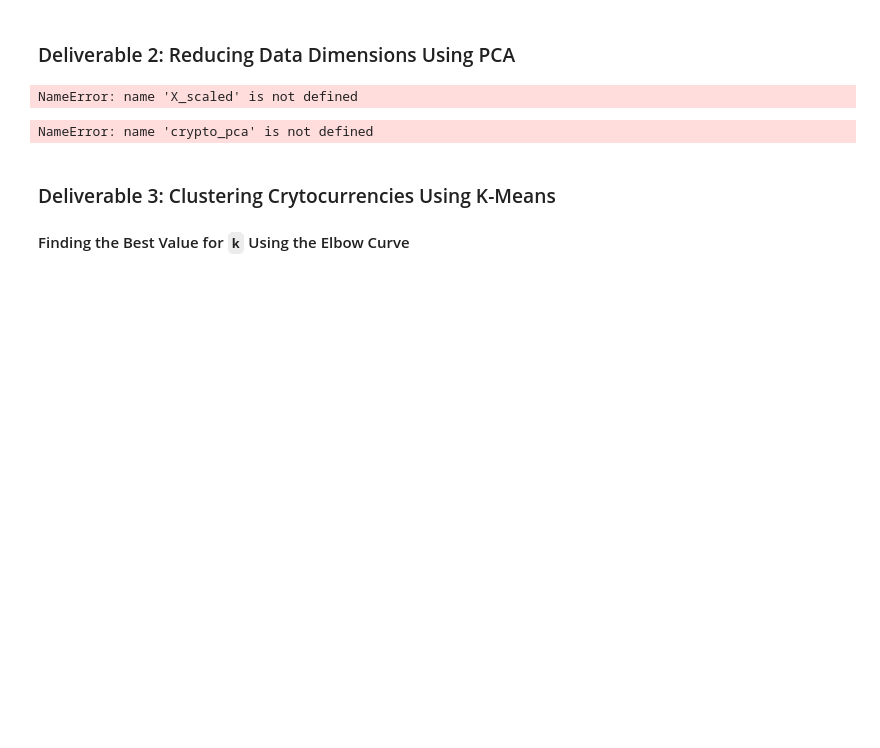
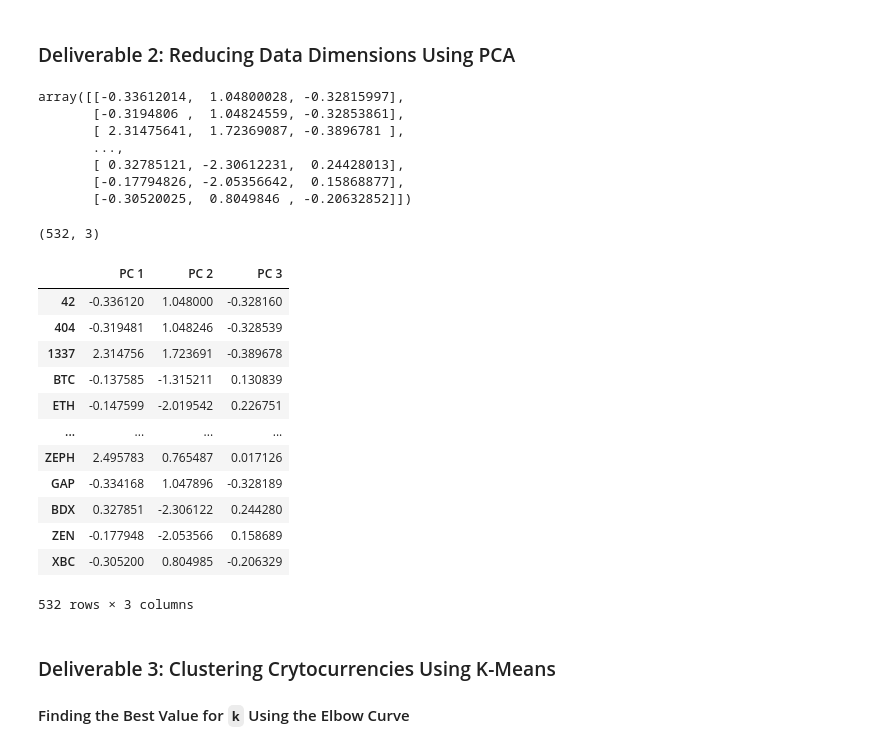
Before and after one commit to zmebratu/Cryptocurrencies, a Jupyter notebook: crypto_clustering.ipynb, the cells around one changed output. Saved outputs shown, nothing was run; the diff lists cells and outputs as text; code cells hidden in the pictures; blank space fills up the shorter version.

```diff
--- a/crypto_clustering.ipynb
+++ b/crypto_clustering.ipynb
@@ -169,12 +183,38 @@ ValueError: could not convert string to float: '42 Coin'
 ### Deliverable 2: Reducing Data Dimensions Using PCA
 # %%
 # Using PCA to reduce dimension to three principal components.
+pca = PCA(n_components=3)
+crypto_pca = pca.fit_transform(crypto_scale)
+crypto_pca
 # %% [output]
-NameError: name 'X_scaled' is not defined
+array([[-0.33612014,  1.04800028, -0.32815997],
+       [-0.3194806 ,  1.04824559, -0.32853861],
+       [ 2.31475641,  1.72369087, -0.3896781 ],
+       ...,
+       [ 0.32785121, -2.30612231,  0.24428013],
+       [-0.17794826, -2.05356642,  0.15868877],
+       [-0.30520025,  0.8049846 , -0.20632852]])
 # %%
 # Create a DataFrame with the three principal components.
+crypto_pca_df=pd.DataFrame(
+data=crypto_pca, columns=["PC 1", "PC 2", "PC 3"] , index = crypto_df.index)
+print(crypto_pca_df.shape)
+crypto_pca_df
 # %% [output]
-NameError: name 'crypto_pca' is not defined
+(532, 3)
+|  | PC 1 | PC 2 | PC 3 |
+| 42 | -0.336120 | 1.048000 | -0.328160 |
+| 404 | -0.319481 | 1.048246 | -0.328539 |
+| 1337 | 2.314756 | 1.723691 | -0.389678 |
+| BTC | -0.137585 | -1.315211 | 0.130839 |
+| ETH | -0.147599 | -2.019542 | 0.226751 |
+| ... | ... | ... | ... |
+| ZEPH | 2.495783 | 0.765487 | 0.017126 |
+| GAP | -0.334168 | 1.047896 | -0.328189 |
+| BDX | 0.327851 | -2.306122 | 0.244280 |
+| ZEN | -0.177948 | -2.053566 | 0.158689 |
+| XBC | -0.305200 | 0.804985 | -0.206329 |
+532 rows × 3 columns
 # %% [markdown]
 ### Deliverable 3: Clustering Crytocurrencies Using K-Means
 
```
Also changed, not shown: parts of 14 cells of this notebook.
